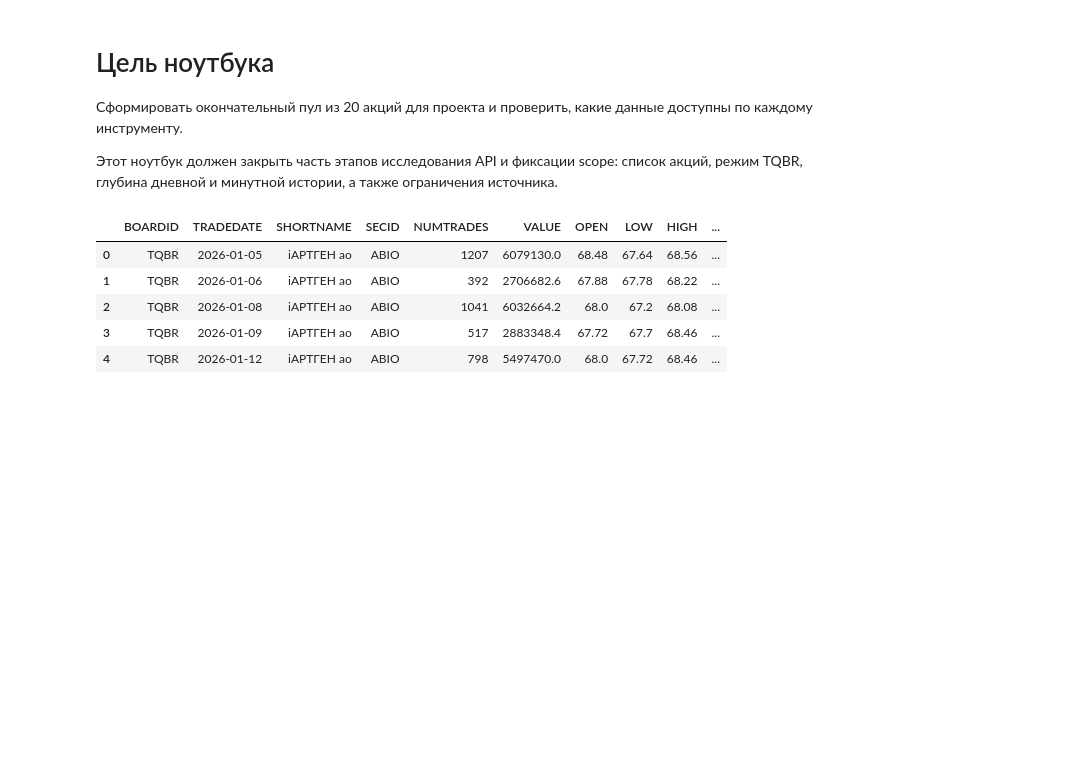
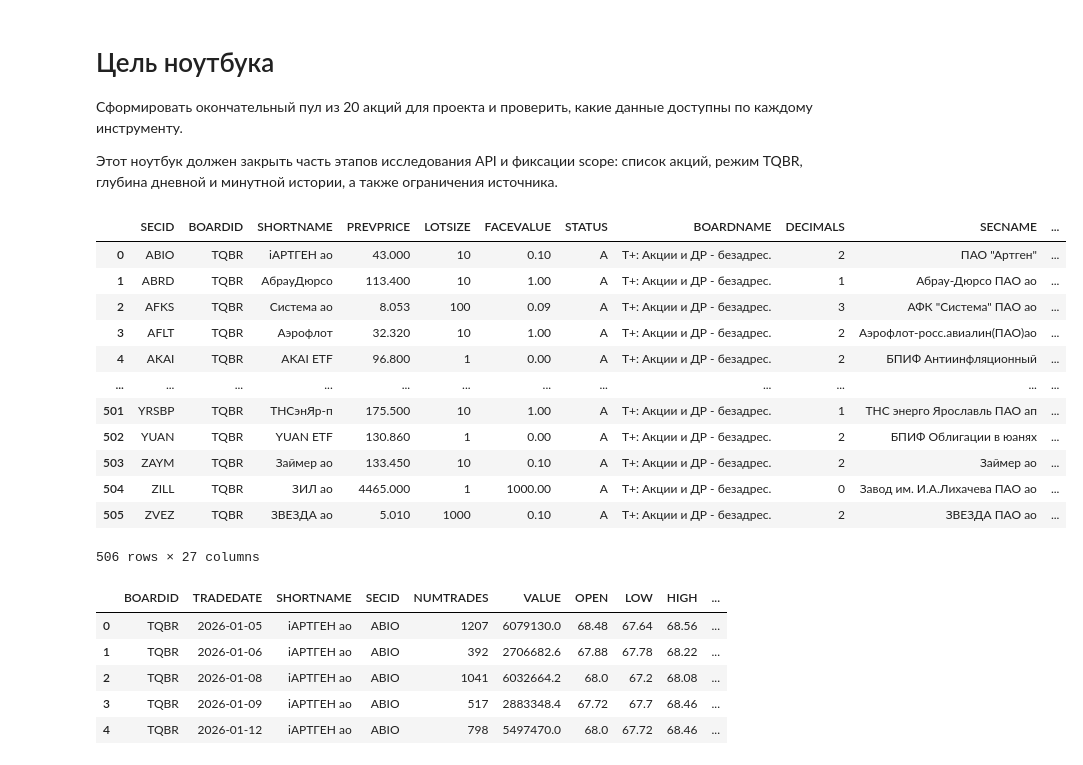
Before and after one commit to GestornG/moex-analytics-platform, a Jupyter notebook: notebooks/01_source_research/03_moex_security_universe.ipynb, the cells around one changed output. Saved outputs shown, nothing was run; the diff lists cells and outputs as text; code cells hidden in the pictures; blank space fills up the shorter version.

```diff
--- a/notebooks/01_source_research/03_moex_security_universe.ipynb
+++ b/notebooks/01_source_research/03_moex_security_universe.ipynb
@@ -29,6 +30,22 @@ df_securities = pd.DataFrame(
 
 )
 secids = df_securities['SECID'].unique().tolist()
+# %%
+df_securities
+# %% [output]
+|  | SECID | BOARDID | SHORTNAME | PREVPRICE | LOTSIZE | FACEVALUE | STATUS | BOARDNAME | DECIMALS | SECNAME | ... |
+| 0 | ABIO | TQBR | iАРТГЕН ао | 43.000 | 10 | 0.10 | A | Т+: Акции и ДР - безадрес. | 2 | ПАО "Артген" | ... |
+| 1 | ABRD | TQBR | АбрауДюрсо | 113.400 | 10 | 1.00 | A | Т+: Акции и ДР - безадрес. | 1 | Абрау-Дюрсо ПАО ао | ... |
+| 2 | AFKS | TQBR | Система ао | 8.053 | 100 | 0.09 | A | Т+: Акции и ДР - безадрес. | 3 | АФК "Система" ПАО ао | ... |
+| 3 | AFLT | TQBR | Аэрофлот | 32.320 | 10 | 1.00 | A | Т+: Акции и ДР - безадрес. | 2 | Аэрофлот-росс.авиалин(ПАО)ао | ... |
+| 4 | AKAI | TQBR | AKAI ETF | 96.800 | 1 | 0.00 | A | Т+: Акции и ДР - безадрес. | 2 | БПИФ Антиинфляционный | ... |
+| ... | ... | ... | ... | ... | ... | ... | ... | ... | ... | ... | ... |
+| 501 | YRSBP | TQBR | ТНСэнЯр-п | 175.500 | 10 | 1.00 | A | Т+: Акции и ДР - безадрес. | 1 | ТНС энерго Ярославль ПАО ап | ... |
+| 502 | YUAN | TQBR | YUAN ETF | 130.860 | 1 | 0.00 | A | Т+: Акции и ДР - безадрес. | 2 | БПИФ Облигации в юанях | ... |
+| 503 | ZAYM | TQBR | Займер ао | 133.450 | 10 | 0.10 | A | Т+: Акции и ДР - безадрес. | 2 | Займер ао | ... |
+| 504 | ZILL | TQBR | ЗИЛ ао | 4465.000 | 1 | 1000.00 | A | Т+: Акции и ДР - безадрес. | 0 | Завод им. И.А.Лихачева ПАО ао | ... |
+| 505 | ZVEZ | TQBR | ЗВЕЗДА ао | 5.010 | 1000 | 0.10 | A | Т+: Акции и ДР - безадрес. | 2 | ЗВЕЗДА ПАО ао | ... |
+506 rows × 27 columns
 # %%
 # Получить дневную торговую активность всех бумаг TQBR за 6мес.
 
```
Also changed, not shown: parts of 1 cell of this notebook.
